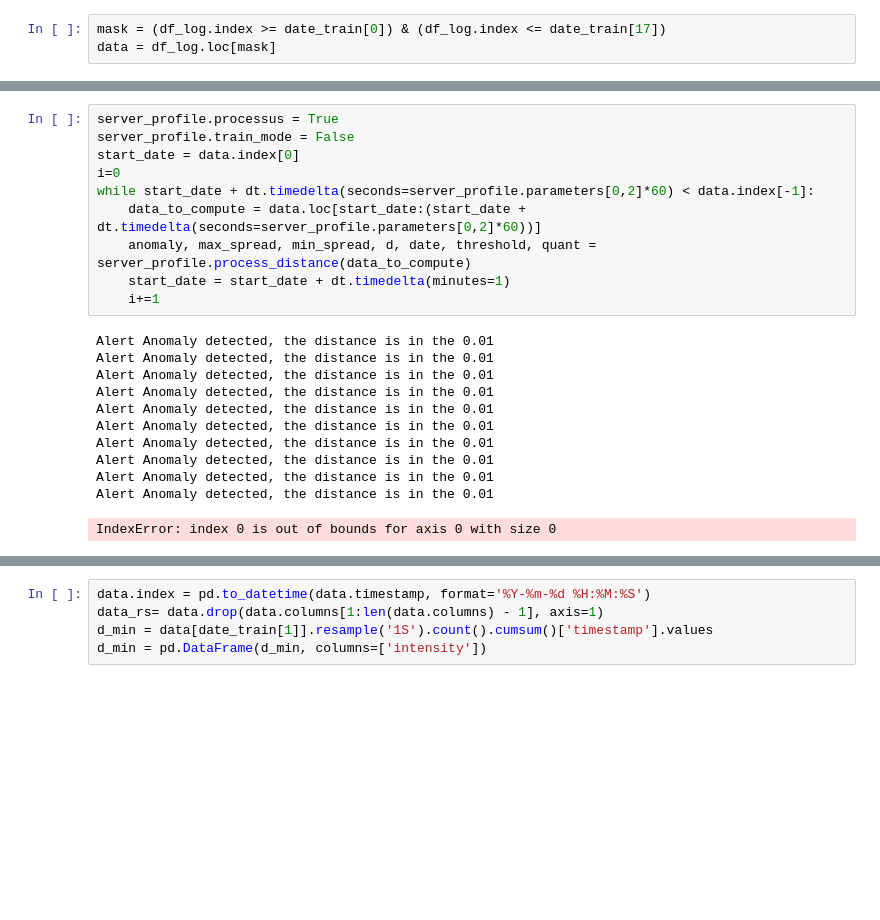
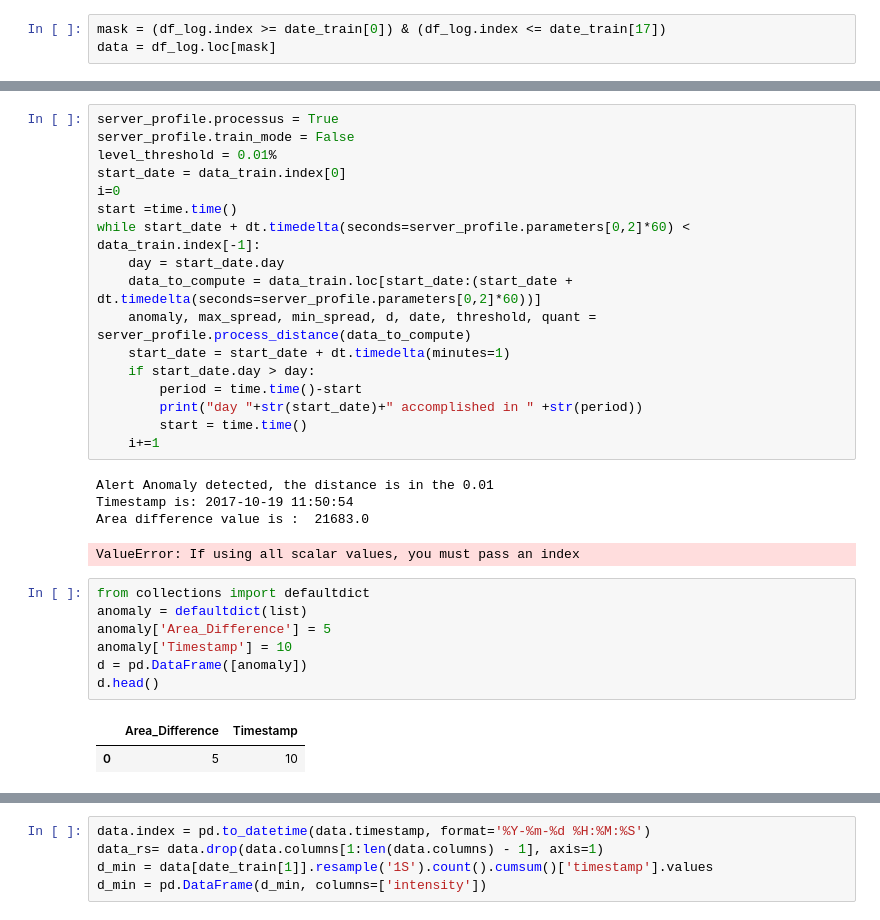
Before and after one commit to TheAmazonLogTeam/LogKiller, a Jupyter notebook: test_intensity_processus.ipynb, the cells around one changed output, grey strips where cells are left out. Saved outputs shown, nothing was run; the diff lists cells and outputs as text; blank space fills up the shorter version.

Commit message:
Anomaly detection

```diff
--- a/test_intensity_processus.ipynb
+++ b/test_intensity_processus.ipynb
@@ -367,25 +322,35 @@ data.head()
 # %%
 server_profile.processus = True
 server_profile.train_mode = False
-start_date = data.index[0]
+level_threshold = 0.01%
+start_date = data_train.index[0]
 i=0
-while start_date + dt.timedelta(seconds=server_profile.parameters[0,2]*60) < data.index[-1]:
-    data_to_compute = data.loc[start_date:(start_date + dt.timedelta(seconds=server_profile.parameters[0,2]*60))]
+start =time.time()
+while start_date + dt.timedelta(seconds=server_profile.parameters[0,2]*60) < data_train.index[-1]:
+    day = start_date.day
+    data_to_compute = data_train.loc[start_date:(start_date + dt.timedelta(seconds=server_profile.parameters[0,2]*60))]
     anomaly, max_spread, min_spread, d, date, threshold, quant = server_profile.process_distance(data_to_compute)
     start_date = start_date + dt.timedelta(minutes=1)
+    if start_date.day > day:
+        period = time.time()-start
+        print("day "+str(start_date)+" accomplished in " +str(period))
+        start = time.time()
     i+=1
 # %% [output]
 Alert Anomaly detected, the distance is in the 0.01
-Alert Anomaly detected, the distance is in the 0.01
-Alert Anomaly detected, the distance is in the 0.01
-Alert Anomaly detected, the distance is in the 0.01
-Alert Anomaly detected, the distance is in the 0.01
-Alert Anomaly detected, the distance is in the 0.01
-Alert Anomaly detected, the distance is in the 0.01
-Alert Anomaly detected, the distance is in the 0.01
-Alert Anomaly detected, the distance is in the 0.01
-Alert Anomaly detected, the distance is in the 0.01
+Timestamp is: 2017-10-19 11:50:54
+Area difference value is :  21683.0
-IndexError: index 0 is out of bounds for axis 0 with size 0
+ValueError: If using all scalar values, you must pass an index
+# %%
+from collections import defaultdict
+anomaly = defaultdict(list)
+anomaly['Area_Difference'] = 5
+anomaly['Timestamp'] = 10
+d = pd.DataFrame([anomaly])
+d.head()
+# %% [output]
+|  | Area_Difference | Timestamp |
+| 0 | 5 | 10 |
 # %%
 plt.figure(figsize=(30,10))
 plt.plot(range(len(server_profile.measures[3]['Area_Difference'][1440:])),server_profile.measures[3]['Area_Difference'][1440:] )
```
Also changed, not shown: parts of 23 cells of this notebook, 2 other files.
